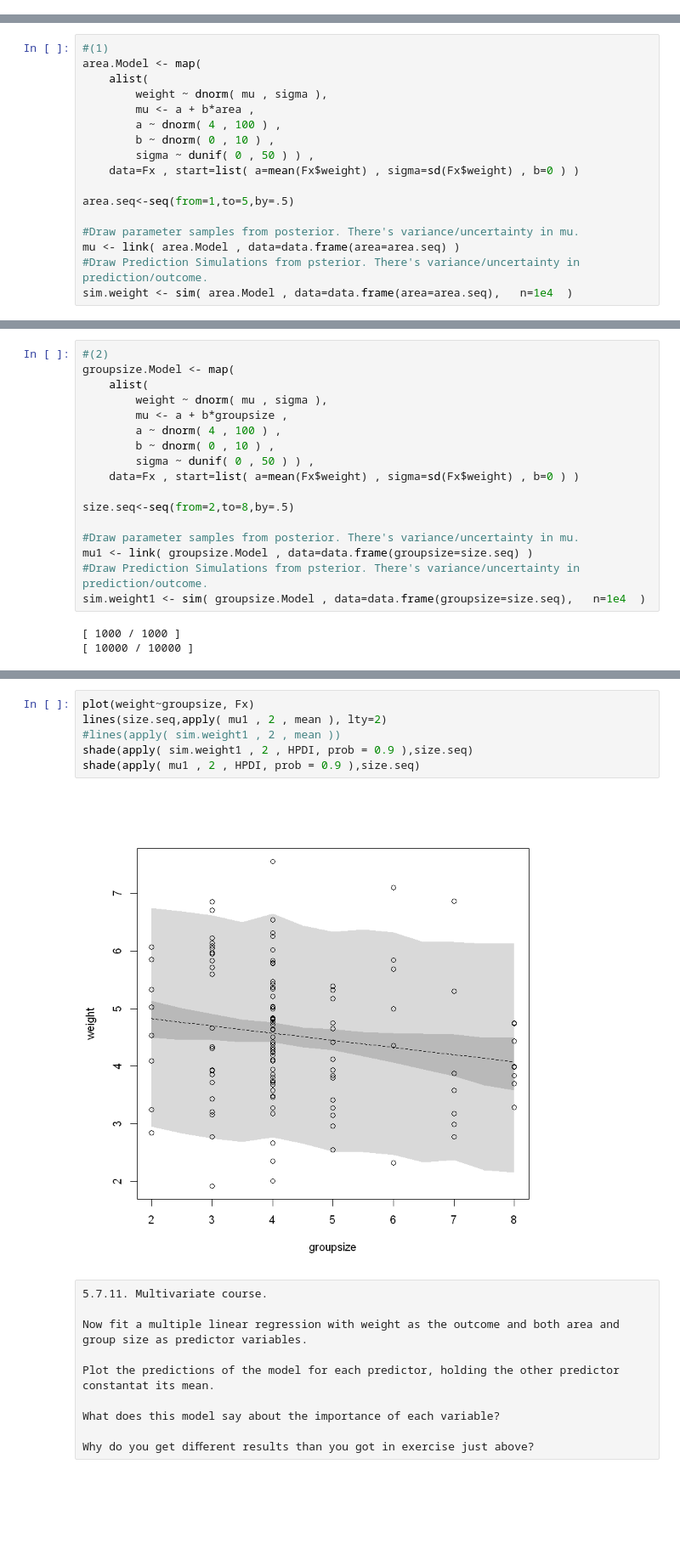
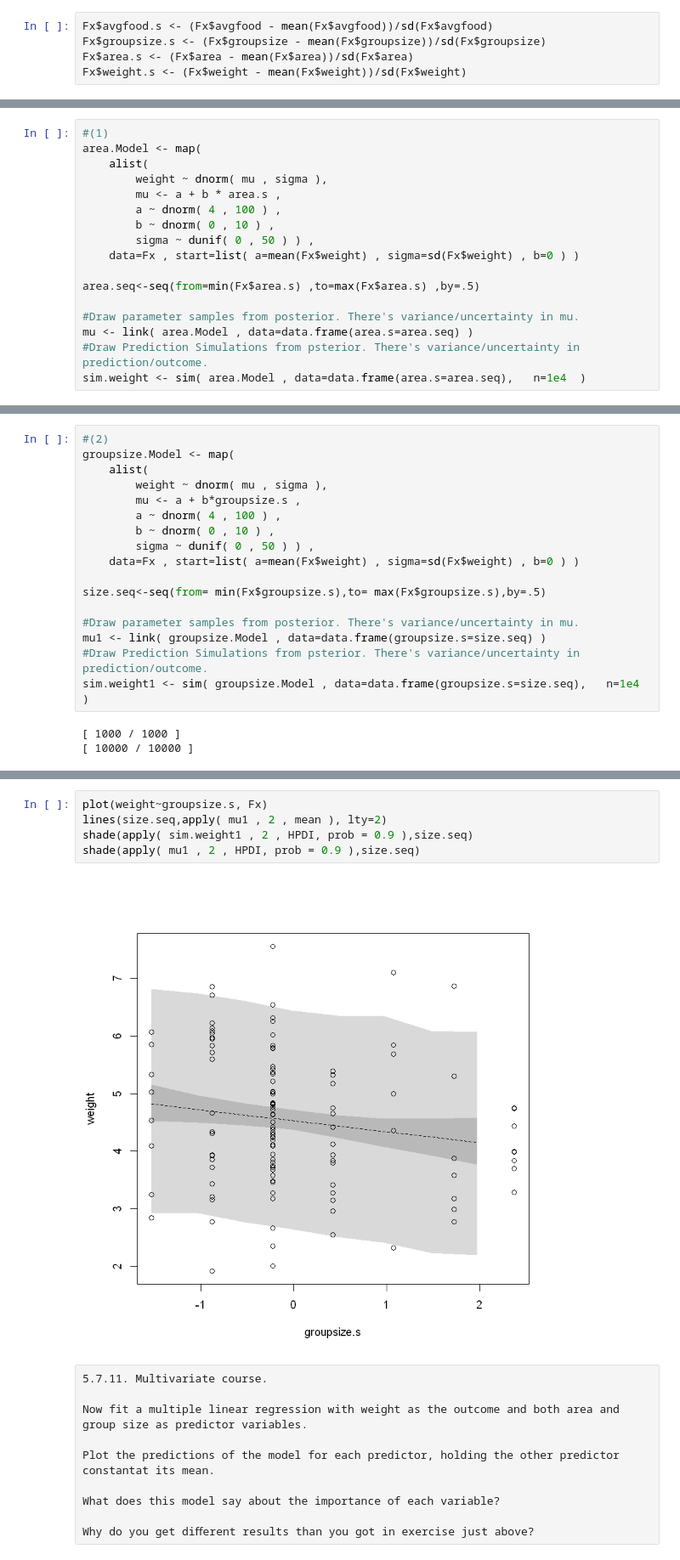
Before and after one commit to hvillamil3/StatisticalRethinkingHW, a Jupyter notebook: Statistical_Rethinking_Homework_Chapter_5.ipynb, the cells around one changed output, grey strips where cells are left out. Shown at 85% size. Drawn from its saved outputs; the diff is of its cells as text; blank space fills up the shorter version.

```diff
--- a/Statistical_Rethinking_Homework_Chapter_5.ipynb
+++ b/Statistical_Rethinking_Homework_Chapter_5.ipynb
@@ -28,3 +29,8 @@ Since urban foxes move in packs and defend territories, data on habitat quality
             (5) weight: Body weight of the individual fox
 # %%
 Fx <- foxes
+# %%
+Fx$avgfood.s <- (Fx$avgfood - mean(Fx$avgfood))/sd(Fx$avgfood)
+Fx$groupsize.s <- (Fx$groupsize - mean(Fx$groupsize))/sd(Fx$groupsize)
+Fx$area.s <- (Fx$area - mean(Fx$area))/sd(Fx$area)
+Fx$weight.s <- (Fx$weight - mean(Fx$weight))/sd(Fx$weight)
@@ -46,18 +62,18 @@ Plot the results of these regressions, displaying the MAP regression line and th
 area.Model <- map(
     alist(
         weight ~ dnorm( mu , sigma ),
-        mu <- a + b*area ,
+        mu <- a + b * area.s ,
         a ~ dnorm( 4 , 100 ) ,
         b ~ dnorm( 0 , 10 ) ,
         sigma ~ dunif( 0 , 50 ) ) ,
     data=Fx , start=list( a=mean(Fx$weight) , sigma=sd(Fx$weight) , b=0 ) )
 
-area.seq<-seq(from=1,to=5,by=.5)
+area.seq<-seq(from=min(Fx$area.s) ,to=max(Fx$area.s) ,by=.5)
 
 #Draw parameter samples from posterior. There's variance/uncertainty in mu.
-mu <- link( area.Model , data=data.frame(area=area.seq) )
+mu <- link( area.Model , data=data.frame(area.s=area.seq) )
 #Draw Prediction Simulations from psterior. There's variance/uncertainty in prediction/outcome.
-sim.weight <- sim( area.Model , data=data.frame(area=area.seq),   n=1e4  )
+sim.weight <- sim( area.Model , data=data.frame(area.s=area.seq),   n=1e4  )
 # %% [output]
 [ 1000 / 1000 ]
 [ 10000 / 10000 ]
@@ -104,18 +120,18 @@ shade(apply( mu , 2 , HPDI, prob = 0.9 ),area.seq)
 groupsize.Model <- map(
     alist(
         weight ~ dnorm( mu , sigma ),
-        mu <- a + b*groupsize ,
+        mu <- a + b*groupsize.s ,
         a ~ dnorm( 4 , 100 ) ,
         b ~ dnorm( 0 , 10 ) ,
         sigma ~ dunif( 0 , 50 ) ) ,
     data=Fx , start=list( a=mean(Fx$weight) , sigma=sd(Fx$weight) , b=0 ) )
 
-size.seq<-seq(from=2,to=8,by=.5)
+size.seq<-seq(from= min(Fx$groupsize.s),to= max(Fx$groupsize.s),by=.5)
 
 #Draw parameter samples from posterior. There's variance/uncertainty in mu.
-mu1 <- link( groupsize.Model , data=data.frame(groupsize=size.seq) )
+mu1 <- link( groupsize.Model , data=data.frame(groupsize.s=size.seq) )
 #Draw Prediction Simulations from psterior. There's variance/uncertainty in prediction/outcome.
-sim.weight1 <- sim( groupsize.Model , data=data.frame(groupsize=size.seq),   n=1e4  )
+sim.weight1 <- sim( groupsize.Model , data=data.frame(groupsize.s=size.seq),   n=1e4  )
 # %% [output]
 [ 1000 / 1000 ]
 [ 10000 / 10000 ]
@@ -151,13 +167,12 @@ MAP values:
 
 Log-likelihood: -182.17
 # %%
-plot(weight~groupsize, Fx)
+plot(weight~groupsize.s, Fx)
 lines(size.seq,apply( mu1 , 2 , mean ), lty=2)
-#lines(apply( sim.weight1 , 2 , mean ))
 shade(apply( sim.weight1 , 2 , HPDI, prob = 0.9 ),size.seq)
 shade(apply( mu1 , 2 , HPDI, prob = 0.9 ),size.seq)
 # %% [output]
-[figure, old version]
+[figure, new version]
 # %% [raw]
 5.7.11. Multivariate course.
 
```
Also changed, not shown: parts of 41 cells of this notebook.
